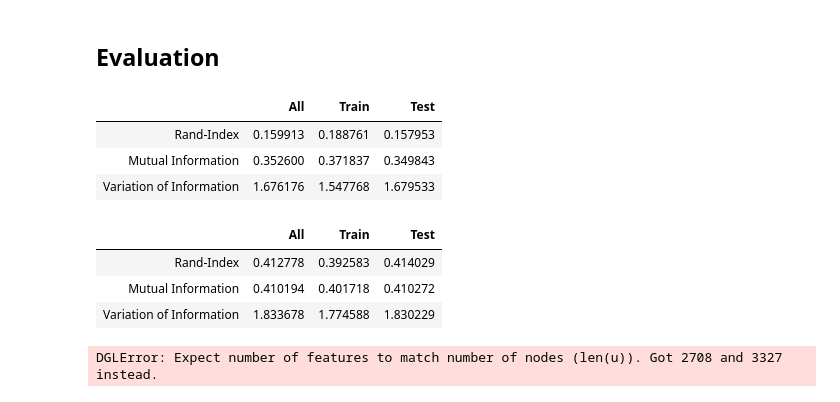
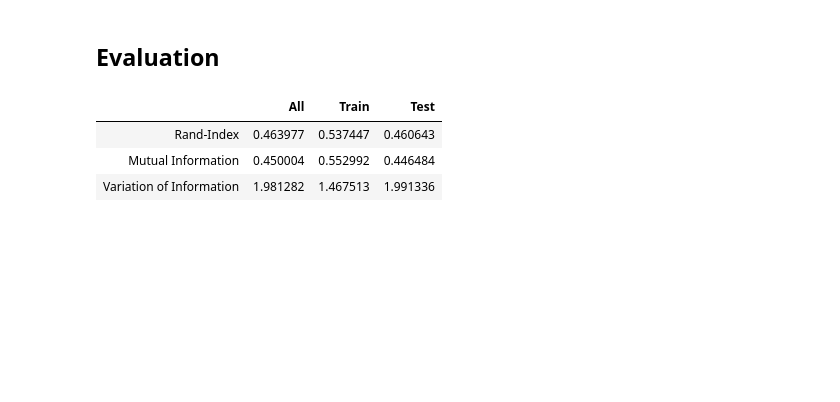
Before and after one commit to adrian-lison/gnn-community-detection, a Jupyter notebook: Notebooks/GCN.ipynb, the cells around one changed output. Cells and saved outputs as stored; diff of their text form; code cells hidden in the pictures; blank space fills up the shorter version.

Commit message:
adjust saving of best model params

```diff
--- a/Notebooks/GCN.ipynb
+++ b/Notebooks/GCN.ipynb
@@ -98,10 +74,10 @@ Finished data loading and preprocessing.
 # %% [markdown]
 ## Select Training, Validation and Test Set
 # %%
-percentage_train = 0.5
+percentage_train = 0.1
 percentage_val = 0.1
 
-with open("../data/cora_permutation1.pickle","rb") as f:
+with open("../data/permutations/cora_permutation1.pickle","rb") as f:
     perm1 = pickle.load(f)
 mask_train = np.zeros(g.number_of_nodes())
 mask_val = np.zeros(g.number_of_nodes())
@@ -127,7 +107,7 @@ loss_function = pf.perm_inv_loss(labels)
 # %%
 import time
 
-net = Net(features.shape[1], 100, len(np.unique(labels)))
+net = GCN_Net(g, features.shape[1], 100, 2, len(np.unique(labels)), dropout=0.3, batchnorm=True)
 #print(net)
 
 optimizer = th.optim.Adam(net.parameters(), lr=1e-2, weight_decay=1e-2)
@@ -137,7 +117,7 @@ dur = []
 loss_ev = []
 current_best = 0 #arbitrarily high
 current_best_epoch = 0
-current_best_model = None
+current_best_params = None
 no_improvement_for = 0
 
 for epoch in range(10000):
@@ -146,13 +126,13 @@ for epoch in range(10000):
 
     # Compute loss for test nodes (only for validation, not used by optimizer)
     net.eval()
-    prediction = net(g, features)
+    prediction = net(features)
     train_rand=pf.rand_score(labels[mask_train].numpy(),np.argmax(prediction[mask_train].detach().numpy(), axis=1))
     validation_rand=pf.rand_score(labels[mask_val].numpy(),np.argmax(prediction[mask_val].detach().numpy(), axis=1))
     if train_rand>current_best:
         current_best = train_rand
         current_best_epoch = epoch
-        current_best_model = copy.deepcopy(net)
+        current_best_params = copy.deepcopy(net.state_dict())
         no_improvement_for = 0
     else: no_improvement_for += 1
 
@@ -162,12 +142,11 @@ for epoch in range(10000):
     net.train()
 
     # Compute loss for train nodes
-    logits = net(g, features)
+    logits = net(features)
 
-    loss = loss_function.approximate_loss(logits,mask_train,nclasses=5)
+    #loss = loss_function.approximate_loss(logits,mask_train,nclasses=7)
+    loss = F.nll_loss(logits[mask_train], labels[mask_train])
     loss_ev.append(loss.detach().item())
-
-    #loss = F.nll_loss(logits[mask_train], labels[mask_train])
 
     optimizer.zero_grad()
     loss.backward()
@@ -178,4 +157,6 @@ for epoch in range(10000):
         print(f"Epoch {epoch:05d} | Loss {loss.item():.4f} | Train.Rand {train_rand:.4f} | Valid.Rand {validation_rand:.4f} | Time(s) {np.mean(dur):.4f}")
     else:
         print(f"Epoch {epoch:05d} | Loss {loss.item():.4f} | Train.Rand {train_rand:.4f} | Valid.Rand {validation_rand:.4f} | Time(s) unknown")
+
+net.load_state_dict(current_best_params)
 # %% [output]
@@ -216,0 +181,2 @@ array([[5, 4],
+# %%
+net.load_state_dict(current_best_params)
@@ -218,25 +192,10 @@ array([[5, 4],
 ## Evaluation
 # %%
 net.eval() # Set net to evaluation mode (deactivates dropout)
-final_prediction = net(g, features).detach()
+final_prediction = current_best_model(features).detach()
 pf.performance_as_df(labels,final_prediction,mask)
 # %% [output]
 |  | All | Train | Test |
-| Rand-Index | 0.159913 | 0.188761 | 0.157953 |
-| Mutual Information | 0.352600 | 0.371837 | 0.349843 |
-| Variation of Information | 1.676176 | 1.547768 | 1.679533 |
+| Rand-Index | 0.463977 | 0.537447 | 0.460643 |
+| Mutual Information | 0.450004 | 0.552992 | 0.446484 |
+| Variation of Information | 1.981282 | 1.467513 | 1.991336 |
-# %%
-current_best_model.eval() # Set net to evaluation mode (deactivates dropout)
-final_prediction = current_best_model(g, features).detach()
-pf.performance_as_df(labels,final_prediction,mask)
-# %% [output]
-|  | All | Train | Test |
-| Rand-Index | 0.412778 | 0.392583 | 0.414029 |
-| Mutual Information | 0.410194 | 0.401718 | 0.410272 |
-| Variation of Information | 1.833678 | 1.774588 | 1.830229 |
-# %%
-net.eval() # Set net to evaluation mode (deactivates dropout)
-final_prediction = net(citeseer_g, citeseer_features).detach()
-pf.performance_as_df(citeseer_labels,final_prediction,mask)
-# %% [output]
-DGLError: Expect number of features to match number of nodes (len(u)). Got 2708 and 3327 instead.
```
Also changed, not shown: parts of 14 cells of this notebook.
